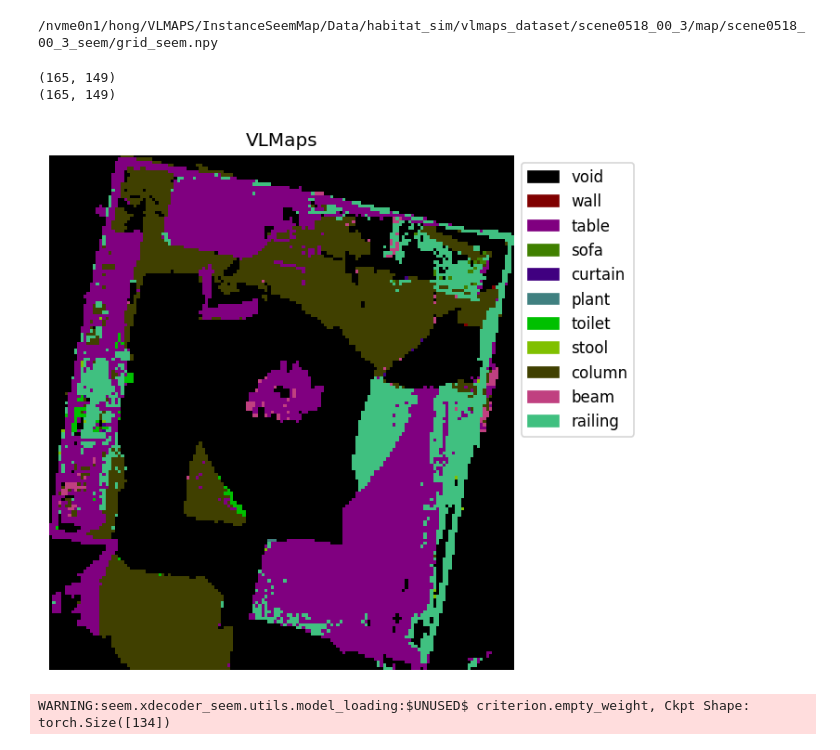
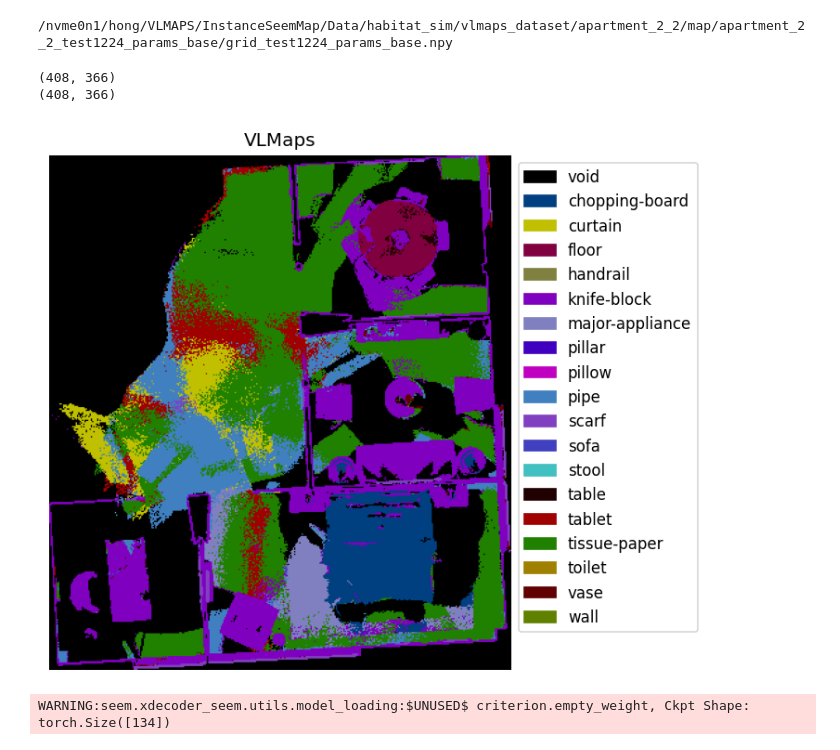
Before and after one commit to qlOoOlp/InstanceSeemMap, a Jupyter notebook: visualizer.ipynb, the cells around one changed output. Saved outputs shown, nothing was run; the diff lists cells and outputs as text; code cells hidden in the pictures.

```diff
--- a/visualizer.ipynb
+++ b/visualizer.ipynb
@@ -11,8 +11,9 @@ root_dir = root_dir[0]
 # %cd ..
 import os
 #data_dir = "/home/hong/capstone/vlmaps/data_custom"
-scene_id = "scene0518_00_3"
-data_dir = os.path.join(root_dir, "Data/habitat_sim/vlmaps_dataset", scene_id)
+scene_id = "apartment_2_2"
+data_dir = os.path.join(root_dir, "Data/habitat_sim/vlmaps_dataset", scene_id)#/vlmaps_dataset
+version = "test1224_params_base"
 #
 #* 갖고있는 depth, rgb 이미지를 이용해 비디오로 시각화해주는 작업
 #* 단순 시각화용일 뿐이며, VLMaps 제작이나 이후 작업에 사용되지는 않음
@@ -507,13 +508,13 @@ import clip
 use_self_built_map = True # @param {type: "boolean"}
 map_save_dir = os.path.join(data_dir, "map")
 if use_self_built_map:
-    map_save_dir = os.path.join(data_dir, f"map/{scene_id}_seem")
+    map_save_dir = os.path.join(data_dir, f"map/{scene_id}_{version}")
 os.makedirs(map_save_dir, exist_ok=True)
 
-color_top_down_save_path = os.path.join(map_save_dir, f"color_top_down_seem.npy")
-grid_save_path = os.path.join(map_save_dir, f"grid_seem.npy")
-obstacles_save_path = os.path.join(map_save_dir, "obstacles_seem.npy")
-weight_save_path = os.path.join(map_save_dir, f"weight_seem.npy")
+color_top_down_save_path = os.path.join(map_save_dir, f"color_top_down_{version}.npy")
+grid_save_path = os.path.join(map_save_dir, f"grid_{version}.npy")
+obstacles_save_path = os.path.join(map_save_dir, f"obstacles_{version}.npy")
+weight_save_path = os.path.join(map_save_dir, f"weight_{version}.npy")
 # gt_save_path = os.path.join(map_save_dir, f"grid_lseg_gt.npy")
 print(data_dir)
 # %% [output]
@@ -521,7 +522,7 @@ print(data_dir)
 # %%
 obstacles = load_map(obstacles_save_path)
 color_top_down = load_map(color_top_down_save_path)
-x_indices, y_indices = np.where(obstacles == 0)
+x_indices, y_indices = np.where(obstacles == 1)
 
 xmin = np.min(x_indices)
 xmax = np.max(x_indices)
@@ -565,4 +566,4 @@ print(grid_save_path)
 # #grid = grid[xmin:xmax+1, ymin:ymax+1]
 # grid_save[0]
 # %% [output]
-/nvme0n1/hong/VLMAPS/InstanceSeemMap/Data/habitat_sim/vlmaps_dataset/scene0518_00_3/map/scene0518_00_3_seem/grid_seem.npy
+/nvme0n1/hong/VLMAPS/InstanceSeemMap/Data/habitat_sim/vlmaps_dataset/apartment_2_2/map/apartment_2_2_test1224_params_base/grid_test1224_params_base.npy
@@ -569,38 +824,41 @@ print(grid_save_path)
 # %%
-no_map_mask = obstacles[xmin:xmax+1, ymin:ymax+1] > 0
+no_map_mask = obstacles[xmin:xmax+1, ymin:ymax+1] == 0
 obstacles_rgb = np.repeat(obstacles[xmin:xmax+1, ymin:ymax+1, None], 3, axis=2)
 print(no_map_mask.shape)
 
-lang = mp3dcat
+lang = q_new#mp3dcat
+# lang= q_replica
 text_feats = get_text_feats(lang, clip_model, clip_feat_dim)
 
 # print(type(text_feats))
 # print(text_feats.shape)
 
 map_feats = grid.reshape((-1, grid.shape[-1]))
 scores_list = map_feats @ text_feats.T
 
 predicts = np.argmax(scores_list, axis=1)
 predicts = predicts.reshape((xmax - xmin + 1, ymax - ymin + 1))
-floor_mask = predicts == 2
+floor_mask = predicts == 16
+mask2 = predicts == 0
 print(predicts.shape)
 new_pallete = get_new_pallete(len(lang))
 mask, patches = get_new_mask_pallete(predicts, new_pallete, out_label_flag=True, labels=lang)
 seg = mask.convert("RGBA")
 seg = np.array(seg)
 # seg[no_map_mask] = [225, 225, 225, 255]
 # seg[floor_mask] = [225, 225, 225, 255]
+# seg[mask2] = [225,225,225,255]
 seg = Image.fromarray(seg)
 plt.figure(figsize=(10, 6), dpi=120)
 plt.legend(handles=patches, loc='upper left', bbox_to_anchor=(1., 1), prop={'size': 10})
 plt.axis('off')
 plt.title("VLMaps")
 plt.imshow(seg)
 plt.show()
 # %% [output]
-(165, 149)
-(165, 149)
+(408, 366)
+(408, 366)
-[figure, old version]
+[figure, new version]
 # %%
 from seem.base_model import build_vl_model
 model = build_vl_model("seem", input_size = 360)
```
Also changed, not shown: parts of 7 cells of this notebook, 38 other files.
